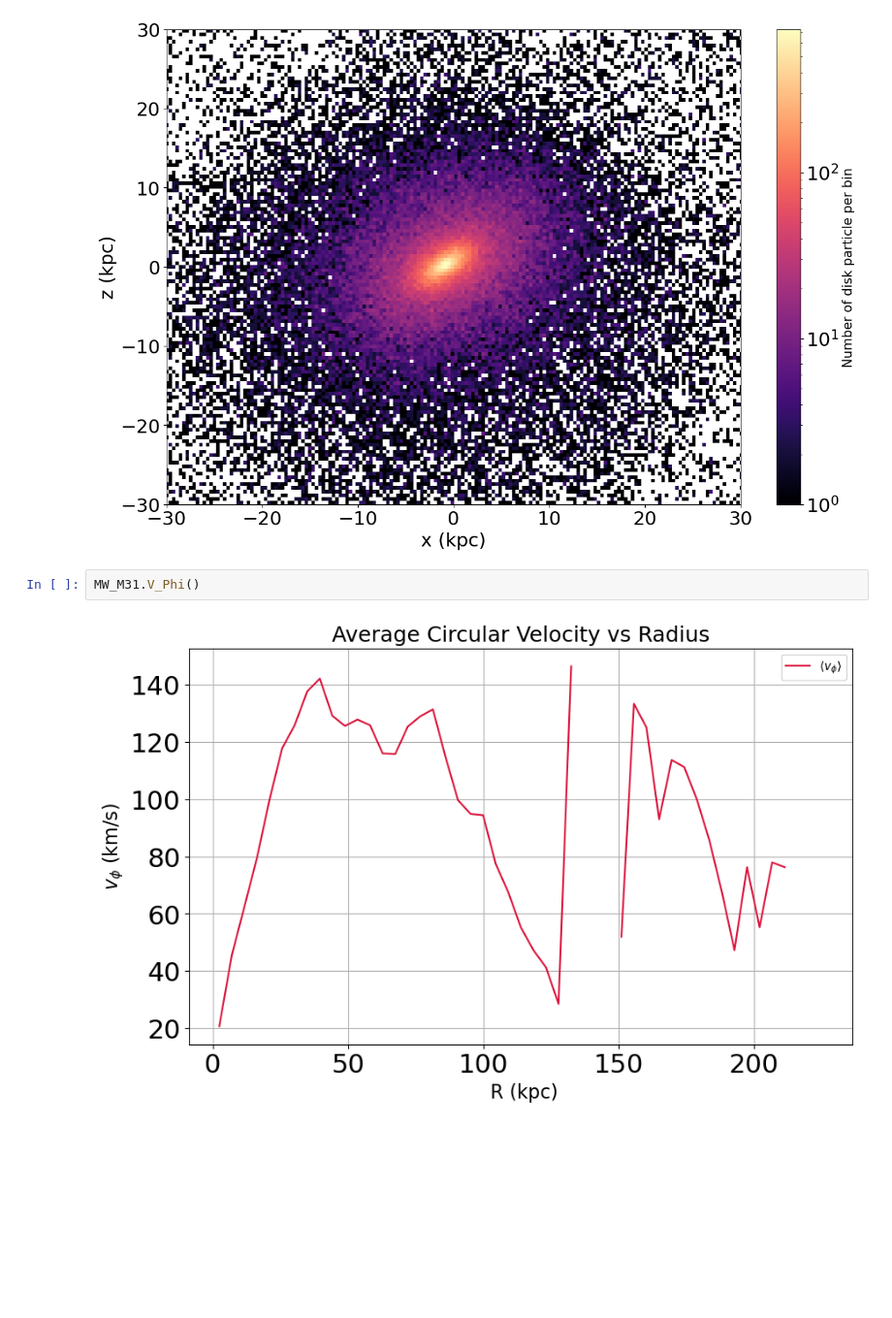
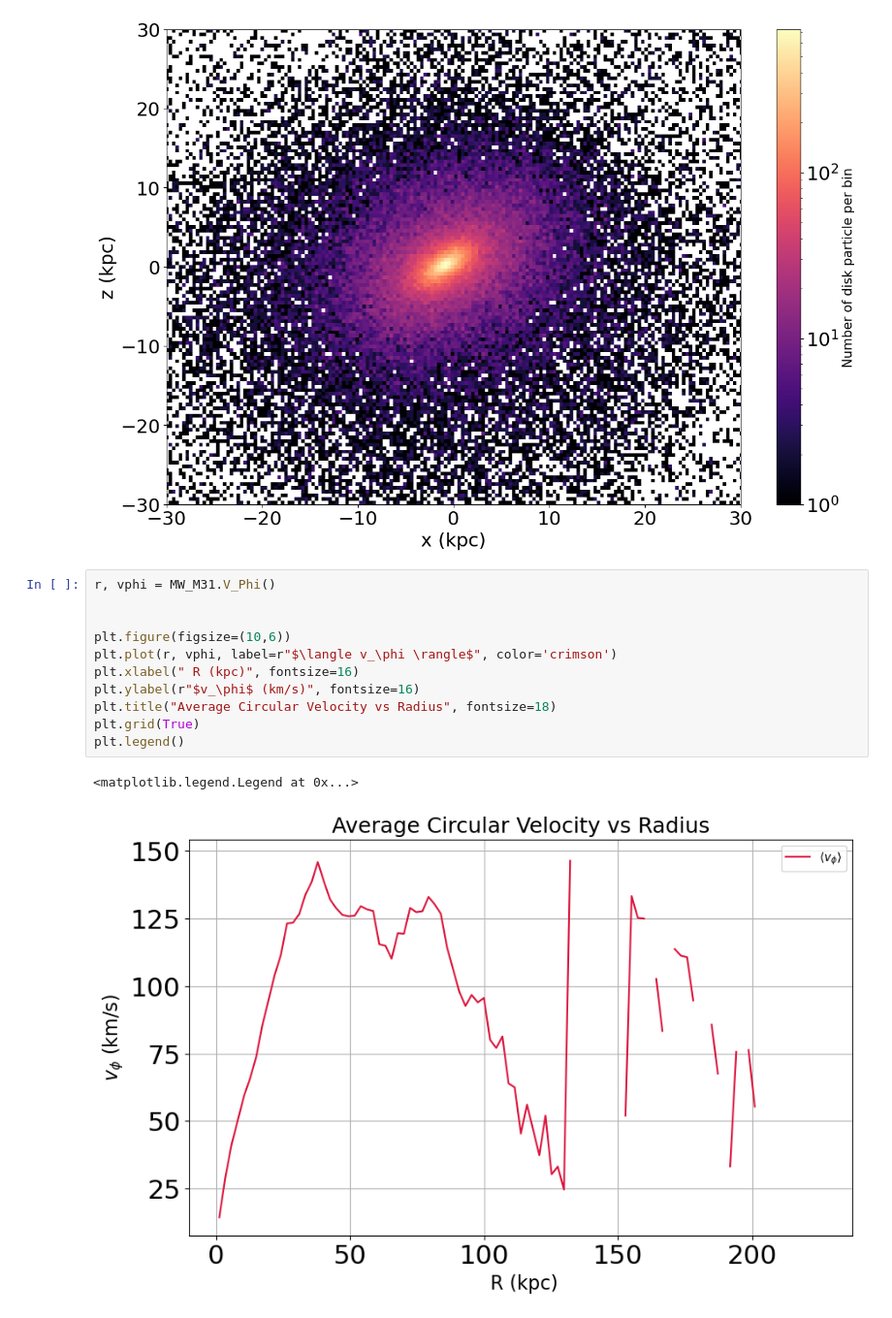
Before and after one commit to hina18201716/astr400b-25s, a Jupyter notebook: ra/ResearchAssignment.ipynb, the cells around one changed output. Shown: that part at 97% size. Cells and saved outputs as stored; diff of their text form; blank space fills up the shorter version.

Commit message:
vphi-r modified

```diff
--- a/ra/ResearchAssignment.ipynb
+++ b/ra/ResearchAssignment.ipynb
@@ -210,7 +243,17 @@ MW_M31.EdgeOnVIew()
 # %% [output]
 [figure]
 # %%
-MW_M31.V_Phi()
+r, vphi = MW_M31.V_Phi()
+
+
+plt.figure(figsize=(10,6))
+plt.plot(r, vphi, label=r"$\langle v_\phi \rangle$", color='crimson')
+plt.xlabel(" R (kpc)", fontsize=16)
+plt.ylabel(r"$v_\phi$ (km/s)", fontsize=16)
+plt.title("Average Circular Velocity vs Radius", fontsize=18)
+plt.grid(True)
+plt.legend()
 # %% [output]
+<matplotlib.legend.Legend at 0x...>
-[figure, old version]
+[figure, new version]
 # %%
```
Also changed, not shown: parts of 3 cells of this notebook.
